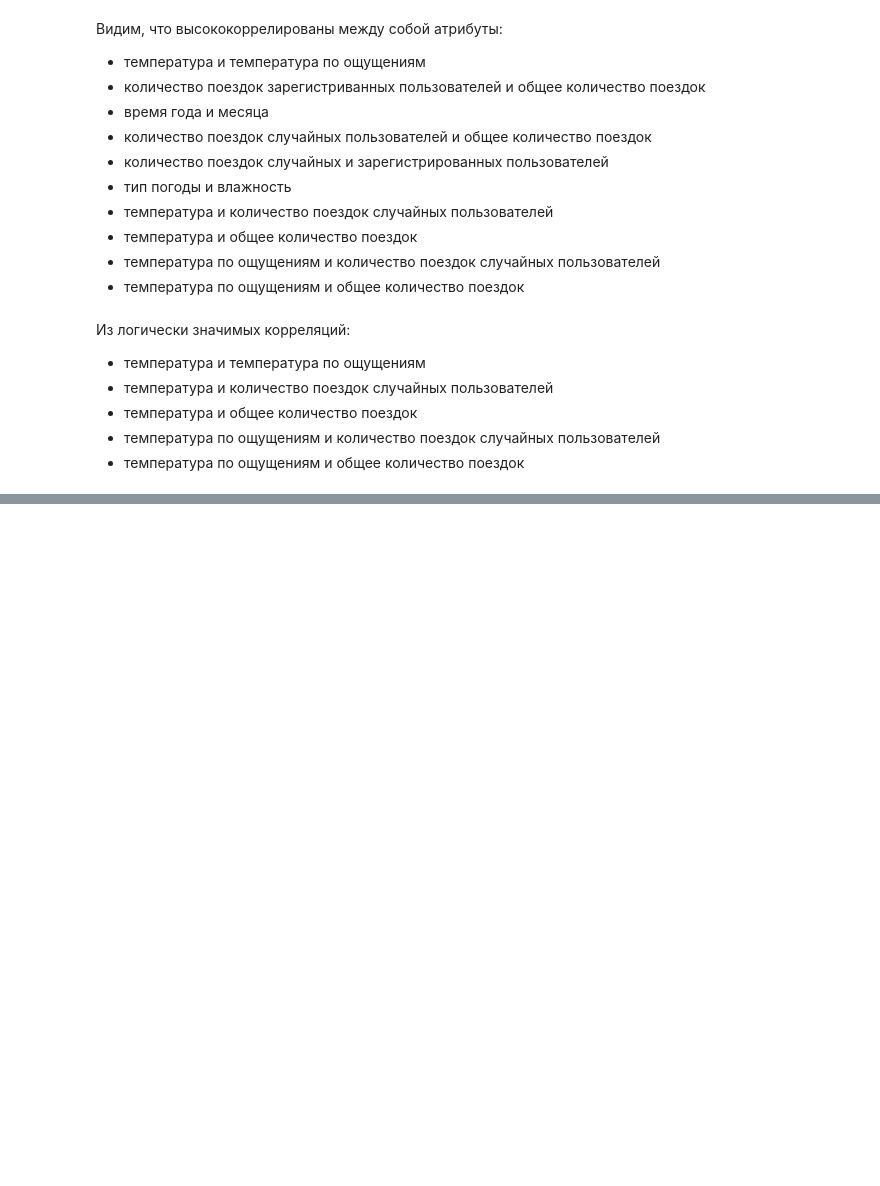
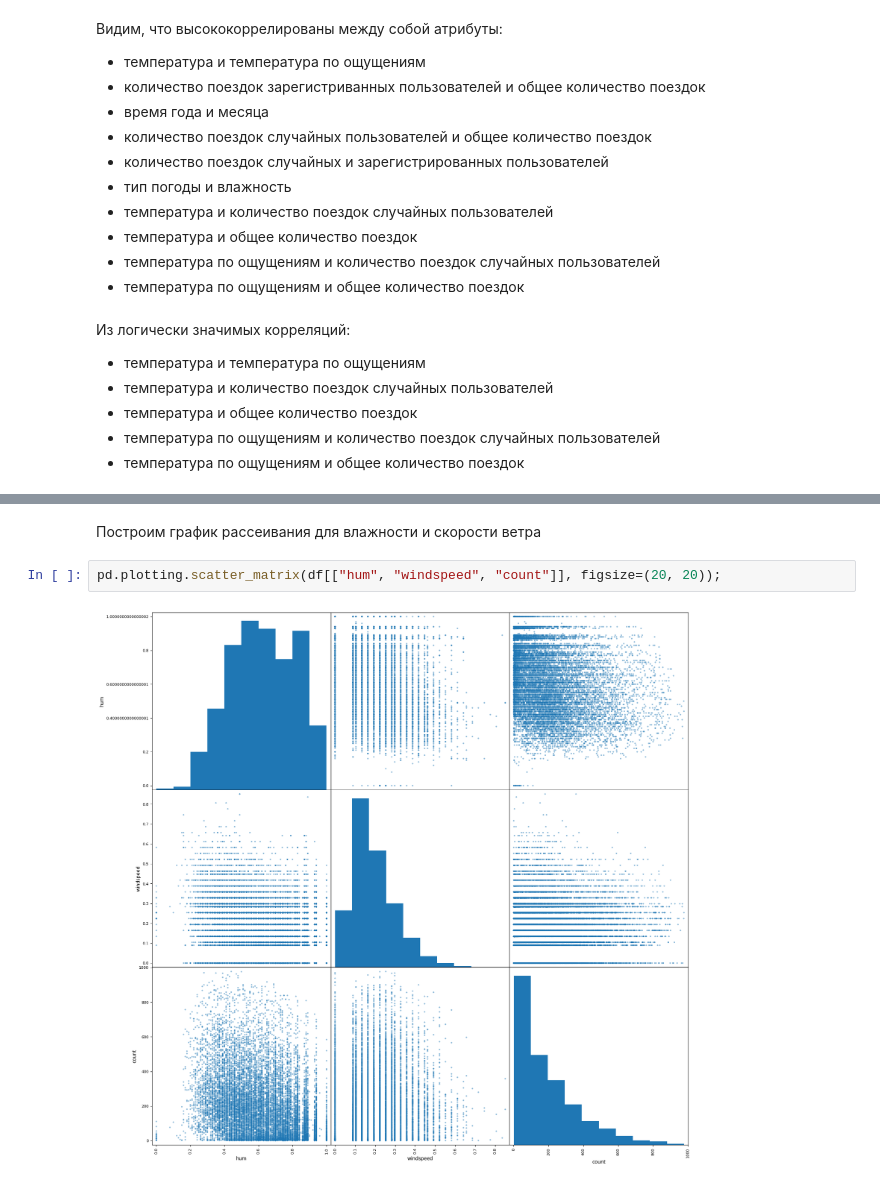
Before and after one commit to mayosen/leti-machine-learning, a Jupyter notebook: labs/Lab 1, 1376, Запанков Егор Алексеевич.ipynb, the cells around one changed output, grey strips where cells are left out. Drawn from its saved outputs; the diff is of its cells as text; blank space fills up the shorter version.

```diff
--- a/labs/Lab 1, 1376, Запанков Егор Алексеевич.ipynb
+++ b/labs/Lab 1, 1376, Запанков Егор Алексеевич.ipynb
@@ -282,0 +304,6 @@ pd.plotting.scatter_matrix(df, figsize=(20, 15));
+# %% [markdown]
+Построим график рассеивания для влажности и скорости ветра
+# %%
+pd.plotting.scatter_matrix(df[["hum", "windspeed", "count"]], figsize=(20, 20));
+# %% [output]
+[figure, added]
```
Also changed, not shown: parts of 14 cells of this notebook.
